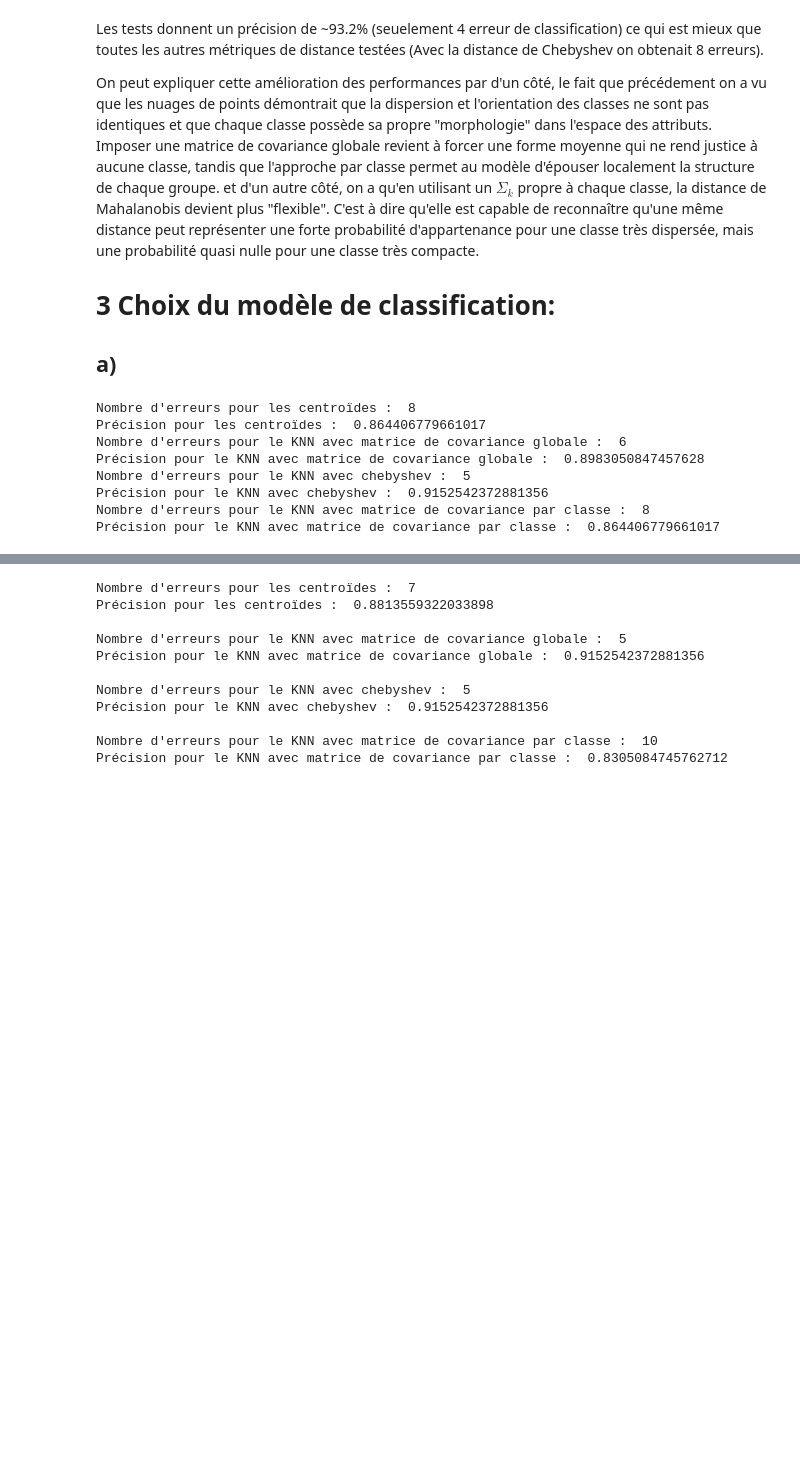
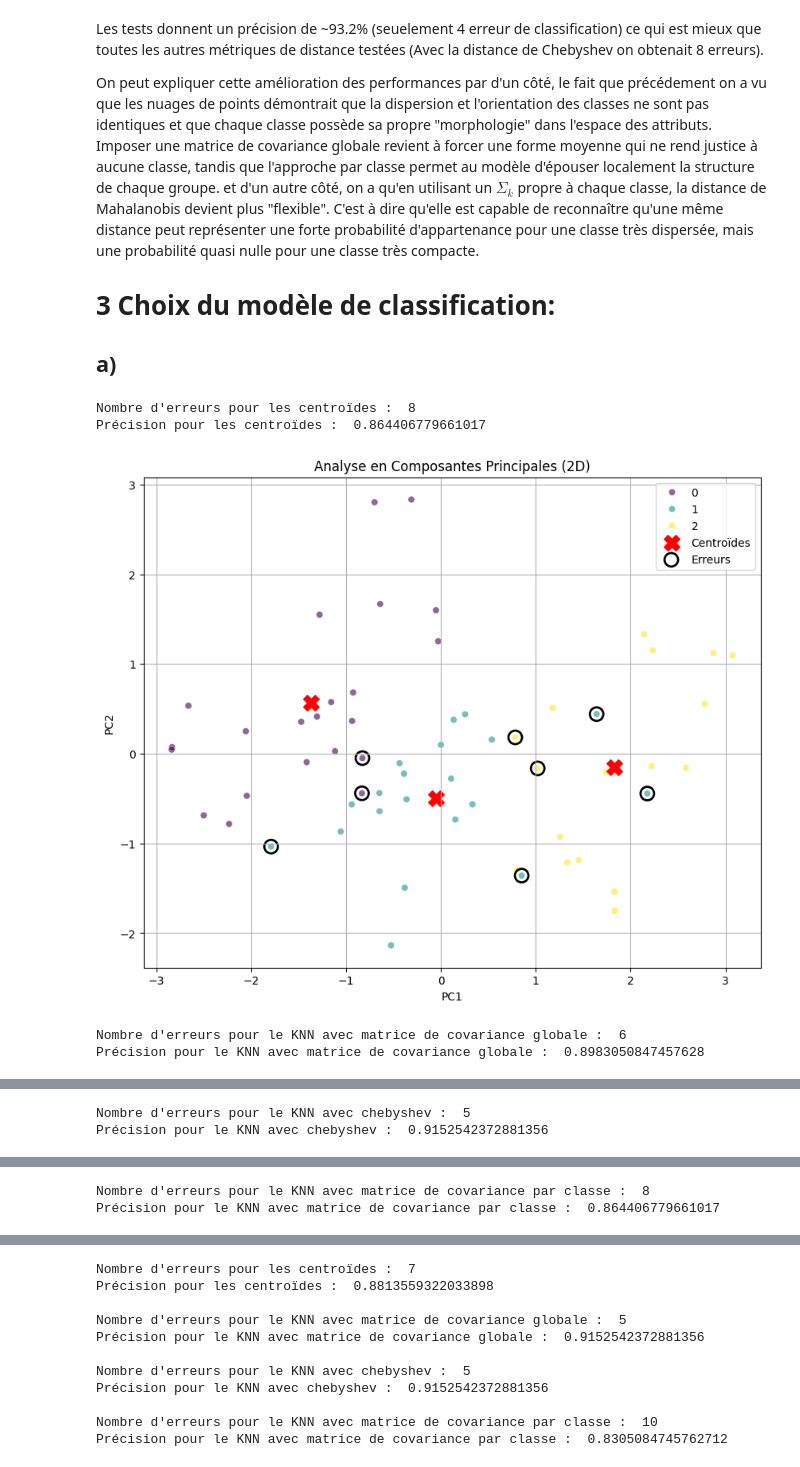
Before and after one commit to NtoDeath/Forage_de_donnees, a Jupyter notebook: tp1.ipynb, the cells around one changed output, grey strips where cells are left out. Drawn from its saved outputs; the diff is of its cells as text; code cells hidden in the pictures; blank space fills up the shorter version.

```diff
--- a/tp1.ipynb
+++ b/tp1.ipynb
@@ -422,6 +455,7 @@ data_values = StandardScaler().fit_transform(data_values)
 pca_2 = PCA(n_components=2)
 pca_2 = pca_2.fit_transform(data_values)
 df_pca_2 = pd.DataFrame(data=pca_2, columns=['PC1', 'PC2'])
+df_pca_2['classe'] = classes
 
 pca_2_values = df_pca_2[['PC1', 'PC2']].values
 
@@ -447,13 +481,27 @@ for i in range(length):
         diff = pca_2_values[i] - means_pca[k]
         dist_mahalanobis_cpa[i][k] = np.sqrt(diff @ sigma_pca_inv[k] @ diff.T)
 
+errors_centroide = []
 predictions_centroide = np.argmin(dist_mahalanobis_cpa, axis=1)
+for i in range(length):
+    if classes[i] != predictions_centroide[i]:
+        errors_centroide.append(pca_2_values[i])
 nb_erreurs_centroide = np.sum(predictions_centroide != classes)
 precision_centroide = (length - nb_erreurs_centroide) / length
 
 print("Nombre d'erreurs pour les centroïdes : ", nb_erreurs_centroide)
 print("Précision pour les centroïdes : ", precision_centroide)
 
+means_pca = np.array(means_pca)
+errors_centroide = np.array(errors_centroide)
+plt.figure(figsize=(10, 8))
+sns.scatterplot(data=df_pca_2, x='PC1', y='PC2', hue=df_pca_2['classe'], palette='viridis', alpha=0.6)
+plt.scatter(means_pca[:,0], means_pca[:, 1], c='red', s=200, marker='X', label='Centroïdes')
+plt.scatter(errors_centroide[:, 0], errors_centroide[:, 1], s=150, facecolor='none', edgecolor='black', linewidth=2, label='Erreurs')
+plt.title('Analyse en Composantes Principales (2D)')
+plt.legend()
+plt.grid(True)
+plt.show()
 
 
 sigma_global = np.cov(pca_2_values, rowvar=False)
@@ -462,24 +510,49 @@ inv_sigma_global = np.linalg.inv(sigma_global)
 knn_2_maha = KNeighborsClassifier(n_neighbors=5, metric='mahalanobis', metric_params={'VI': inv_sigma_global})
 knn_2_maha.fit(pca_2_values, classes)
 
+errors_global = []
 predictions = knn_2_maha.predict(pca_2_values)
+for i in range(length):
+    if classes[i] != predictions[i]:
+        errors_global.append(pca_2_values[i])
 nb_erreurs_knn = np.sum(predictions != classes)
 precision_knn = (length - nb_erreurs_knn) / length
 
 print("Nombre d'erreurs pour le KNN avec matrice de covariance globale : ", nb_erreurs_knn)
 print("Précision pour le KNN avec matrice de covariance globale : ", precision_knn)
 
+errors_global = np.array(errors_global)
+plt.figure(figsize=(10, 8))
+sns.scatterplot(data=df_pca_2, x='PC1', y='PC2', hue=df_pca_2['classe'], palette='viridis', alpha=0.6)
+plt.scatter(errors_global[:, 0], errors_global[:, 1], s=150, facecolor='none', edgecolor='black', linewidth=2, label='Erreurs')
+plt.title('Analyse en Composantes Principales (2D)')
+plt.legend()
+plt.grid(True)
+plt.show()
+
 
 knn_2_cheby = KNeighborsClassifier(n_neighbors=5, metric='chebyshev')
 knn_2_cheby.fit(pca_2_values, classes)
 
+errors_cheby = []
 predictions = knn_2_cheby.predict(pca_2_values)
+for i in range(length):
+    if classes[i] != predictions[i]:
+        errors_cheby.append(pca_2_values[i])
 nb_erreurs_knn = np.sum(predictions != classes)
 precision_knn = (length - nb_erreurs_knn) / length
 
 print("Nombre d'erreurs pour le KNN avec chebyshev : ", nb_erreurs_knn)
 print("Précision pour le KNN avec chebyshev : ", precision_knn)
 
+errors_cheby = np.array(errors_cheby)
+plt.figure(figsize=(10, 8))
+sns.scatterplot(data=df_pca_2, x='PC1', y='PC2', hue=df_pca_2['classe'], palette='viridis', alpha=0.6)
+plt.scatter(errors_cheby[:, 0], errors_cheby[:, 1], s=150, facecolor='none', edgecolor='black', linewidth=2, label='Erreurs')
+plt.title('Analyse en Composantes Principales (2D)')
+plt.legend()
+plt.grid(True)
+plt.show()
 
 
 distance = np.zeros((length, length))
@@ -487,36 +560,46 @@ dist_mahalanobis_knn = [[[] for i in range(length)] for i in range(length)]
 knn_5 = [[] for i in range(length)]
 predictions_knn = []
 for i in range(length):
     for k in range(length):
         if i == k:
             continue
         diff = pca_2_values[i] - pca_2_values[k]
         dist = np.sqrt(diff @ sigma_pca_inv[classes[k]] @ diff.T)
         dist_mahalanobis_knn[i][k].append([dist, classes[k]])
     dist_mahalanobis_knn[i].sort()
     knn_5[i].append(dist_mahalanobis_knn[i][:6])
     majo = [0, 0, 0]
 
     for tmp in knn_5[i]:
         for v in tmp:
             if v == []:
                 continue
             else:
                 classes_v = v[0][1]
                 majo[classes_v] += 1
         predictions_knn.append(np.argmax(majo))
 
+errors_class = []
+for i in range(length):
+    if classes[i] != predictions_knn[i]:
+        errors_class.append(pca_2_values[i])
 nb_erreurs_knn = np.sum(predictions_knn != classes)
 precision_knn = (length - nb_erreurs_knn) / length
 
 print("Nombre d'erreurs pour le KNN avec matrice de covariance par classe : ", nb_erreurs_knn)
 print("Précision pour le KNN avec matrice de covariance par classe : ", precision_knn)
+
+errors_class = np.array(errors_class)
+plt.figure(figsize=(10, 8))
+sns.scatterplot(data=df_pca_2, x='PC1', y='PC2', hue=df_pca_2['classe'], palette='viridis', alpha=0.6)
+plt.scatter(errors_class[:, 0], errors_class[:, 1], s=150, facecolor='none', edgecolor='black', linewidth=2, label='Erreurs')
+plt.title('Analyse en Composantes Principales (2D)')
+plt.legend()
+plt.grid(True)
+plt.show()
 # %% [output]
 Nombre d'erreurs pour les centroïdes :  8
 Précision pour les centroïdes :  0.864406779661017
-Nombre d'erreurs pour le KNN avec matrice de covariance globale :  6
-Précision pour le KNN avec matrice de covariance globale :  0.8983050847457628
-Nombre d'erreurs pour le KNN avec chebyshev :  5
-Précision pour le KNN avec chebyshev :  0.9152542372881356
-Nombre d'erreurs pour le KNN avec matrice de covariance par classe :  8
-Précision pour le KNN avec matrice de covariance par classe :  0.864406779661017
+[figure, added]
+Nombre d'erreurs pour le KNN avec matrice de covariance globale :  6
+Précision pour le KNN avec matrice de covariance globale :  0.8983050847457628
@@ -522,0 +607,2 @@ Précision pour le KNN avec matrice de covariance par classe :  0.86440677966101
+Nombre d'erreurs pour le KNN avec chebyshev :  5
+Précision pour le KNN avec chebyshev :  0.9152542372881356
@@ -522,0 +610,2 @@ Précision pour le KNN avec matrice de covariance par classe :  0.86440677966101
+Nombre d'erreurs pour le KNN avec matrice de covariance par classe :  8
+Précision pour le KNN avec matrice de covariance par classe :  0.864406779661017
```
Also changed, not shown: parts of 6 cells of this notebook.
